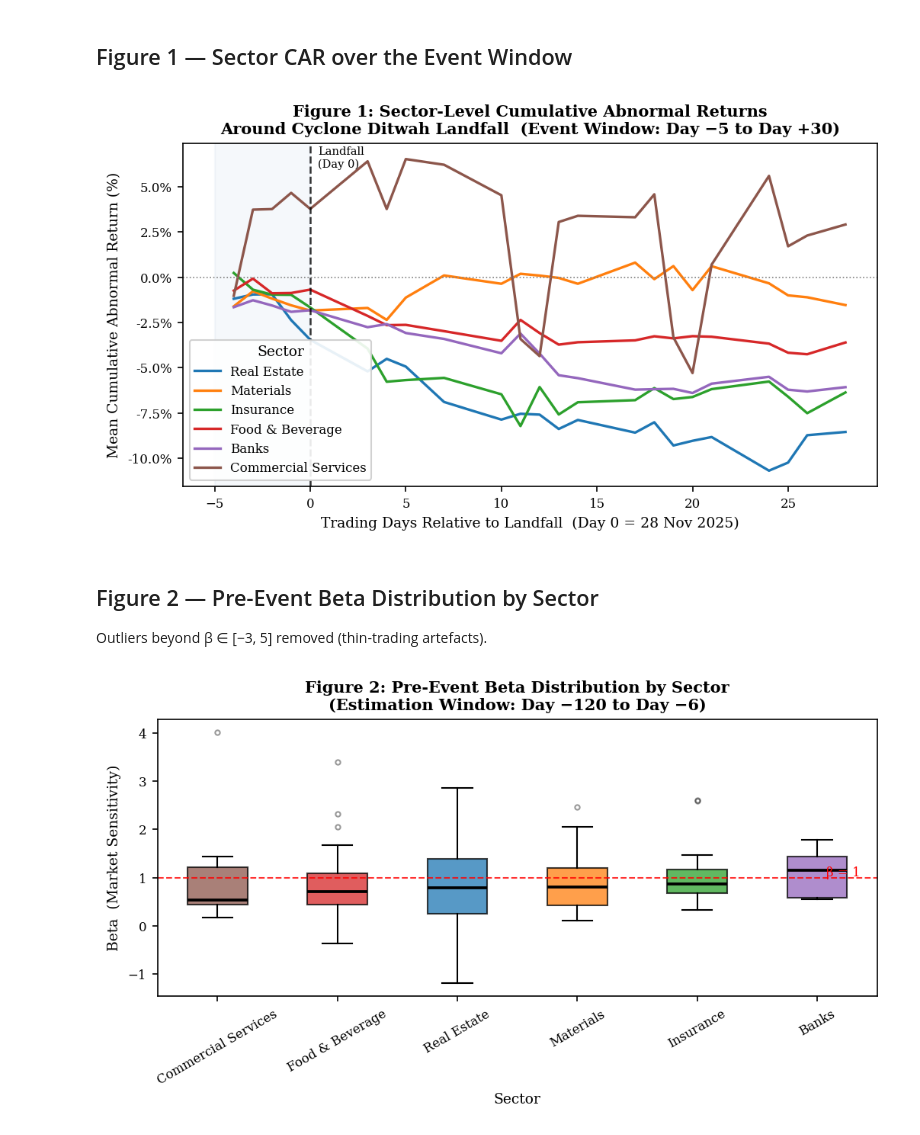
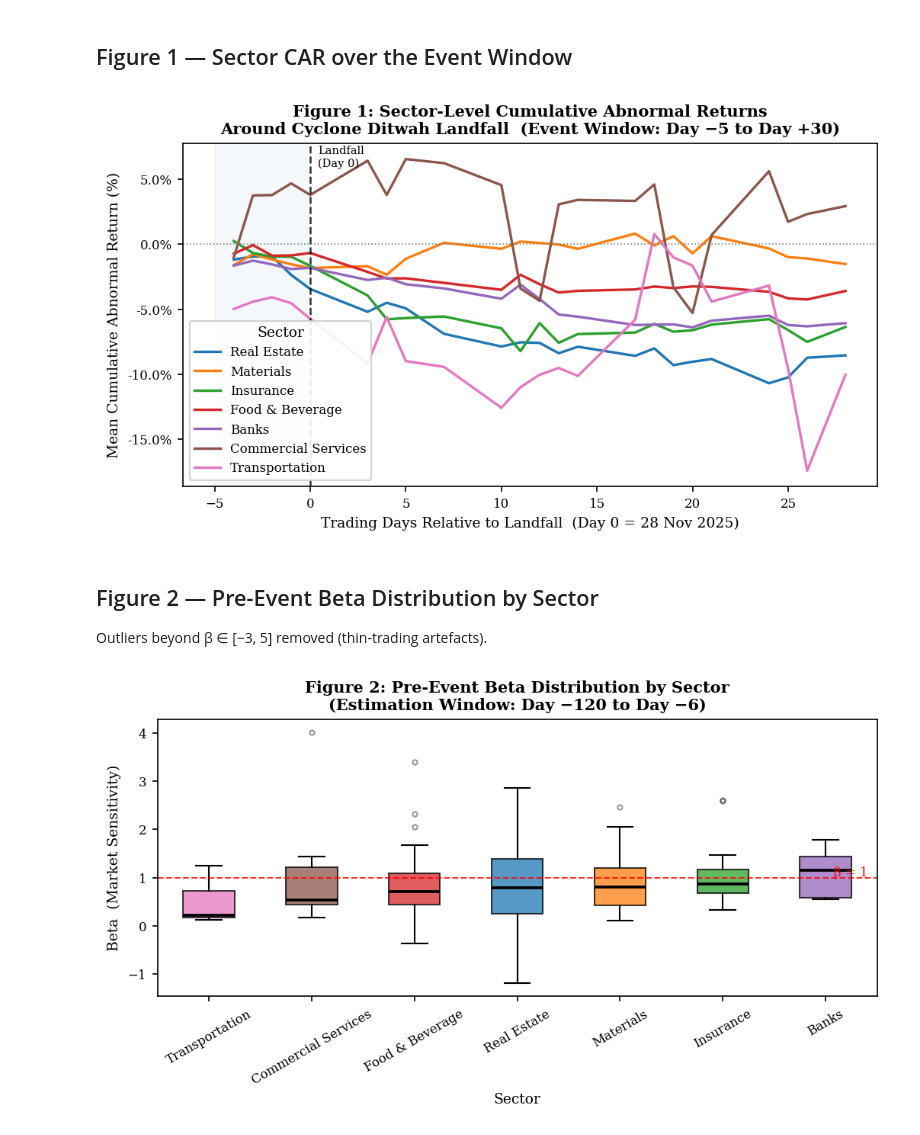
Before and after one commit to dehanf/Disaster-Shock-Market-Response, a Jupyter notebook: notebooks/EDA/04_paper_figures.ipynb, the cells around one changed output. Drawn from its saved outputs; the diff is of its cells as text; code cells hidden in the pictures.

Commit message:
added aspi diagram + market level car summary

```diff
--- a/notebooks/EDA/04_paper_figures.ipynb
+++ b/notebooks/EDA/04_paper_figures.ipynb
@@ -86,15 +87,6 @@ valid_beta = beta_per_stock[
 dropped_beta = len(beta_per_stock) - len(valid_beta)
 df = df[df['symbol'].isin(valid_beta)].copy()
 print(f'Filter 2 — extreme beta  : dropped {dropped_beta} stocks, kept {len(valid_beta)}')
-
-# ── Filter 3: Micro-sectors ───────────────────────────────────────────────────
-sector_counts = df.groupby('sector')['symbol'].nunique()
-valid_sectors = sector_counts[sector_counts >= 5].index
-dropped_sectors = list(sector_counts[sector_counts < 5].index)
-df = df[df['sector'].isin(valid_sectors)].copy()
-print(f'Filter 3 — micro-sectors : dropped {dropped_sectors}')
-
-print(f'\nFinal dataset shape: {df.shape}')
 # %% [output]
 Filter 1 — thin trading  : dropped 6 stocks, kept 258
 Filter 2 — extreme beta  : dropped 20 stocks, kept 238
@@ -164,6 +251,7 @@ sectors = [
     'Food & Beverage',
     'Banks',
     'Commercial Services',
+    'Transportation'
 ]
 
 sector_car_plot = sector_car[sector_car['sector'].isin(sectors)].copy()
@@ -180,34 +268,34 @@ for sector in sectors:
         label=sector,
         color=col_map[sector],
         linewidth=1.6
     )
 
 # Landfall marker
 ax1.axvline(x=0, color='black', linewidth=1.2, linestyle='--', alpha=0.8)
 ax1.text(0.4, ax1.get_ylim()[1] * 0.98,
          'Landfall\n(Day 0)', fontsize=7, color='black', va='top')
 
 # Zero baseline
 ax1.axhline(y=0, color='grey', linewidth=0.8, linestyle=':')
 
 # Shade anticipation period
 ax1.axvspan(-5, 0, alpha=0.05, color='steelblue')
 
 ax1.set_xlabel('Trading Days Relative to Landfall  (Day 0 = 28 Nov 2025)')
 ax1.set_ylabel('Mean Cumulative Abnormal Return (%)')
 ax1.set_title(
     'Figure 1: Sector-Level Cumulative Abnormal Returns\n'
     'Around Cyclone Ditwah Landfall  (Event Window: Day −5 to Day +30)'
 )
 ax1.xaxis.set_major_locator(mticker.MultipleLocator(5))
 ax1.yaxis.set_major_formatter(mticker.FormatStrFormatter('%.1f%%'))
 ax1.legend(title='Sector', loc='lower left', framealpha=0.9)
 
 plt.tight_layout()
 fig1.savefig('figures/figure1_sector_CAR.pdf', bbox_inches='tight')
 plt.show()
 # %% [output]
-[figure, old version]
+[figure, new version]
 # %% [markdown]
 ## Figure 2 — Pre-Event Beta Distribution by Sector
 Outliers beyond β ∈ [−3, 5] removed (thin-trading artefacts).
@@ -262,7 +350,7 @@ plt.tight_layout()
 fig2.savefig('figures/figure2_beta_by_sector.pdf', bbox_inches='tight')
 plt.show()
 # %% [output]
-[figure, old version]
+[figure, new version]
 # %%
 windows = {
     'CAR(-5,-1)' : (-5, -1),
```
Also changed, not shown: parts of 7 cells of this notebook, 4 other files.
